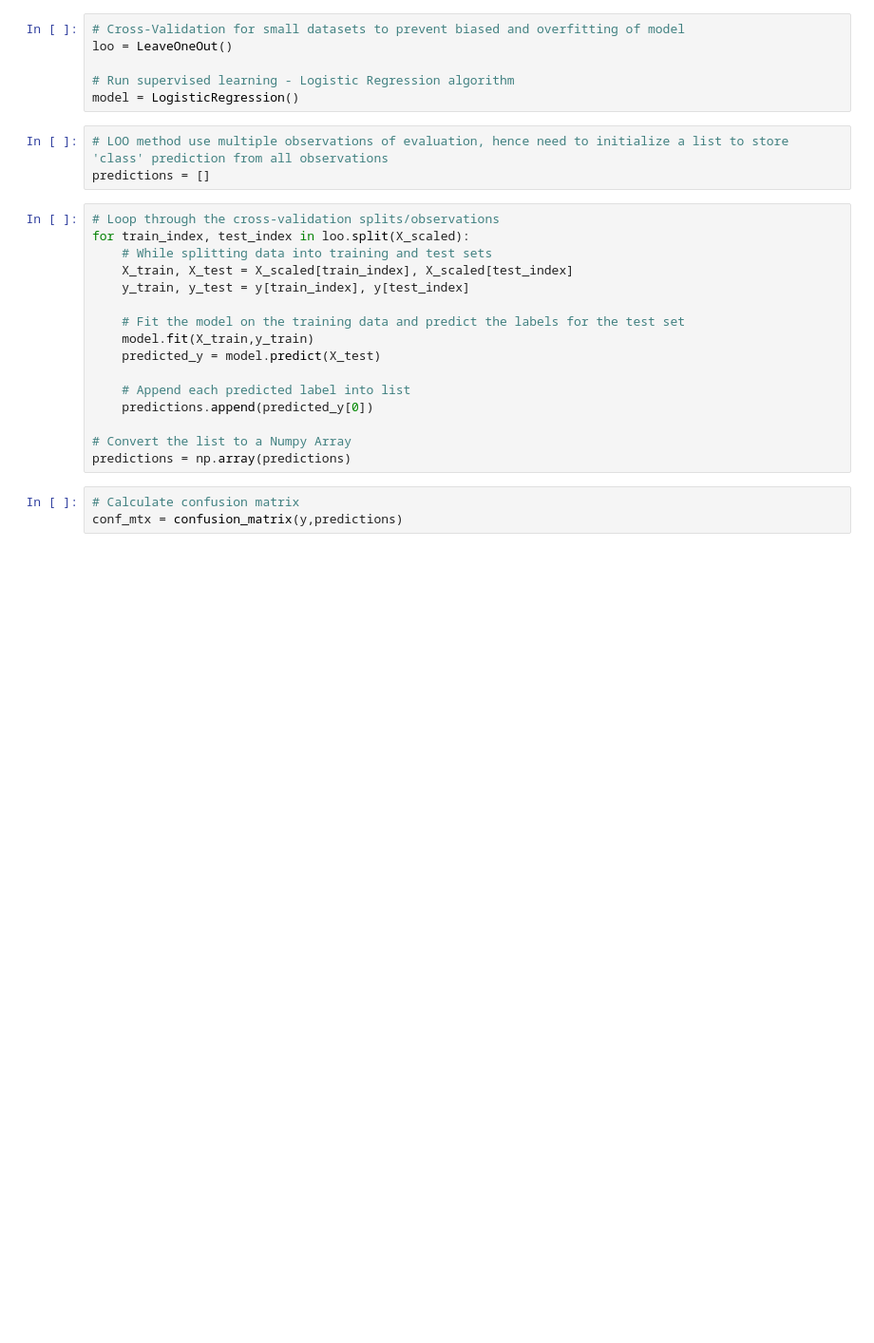
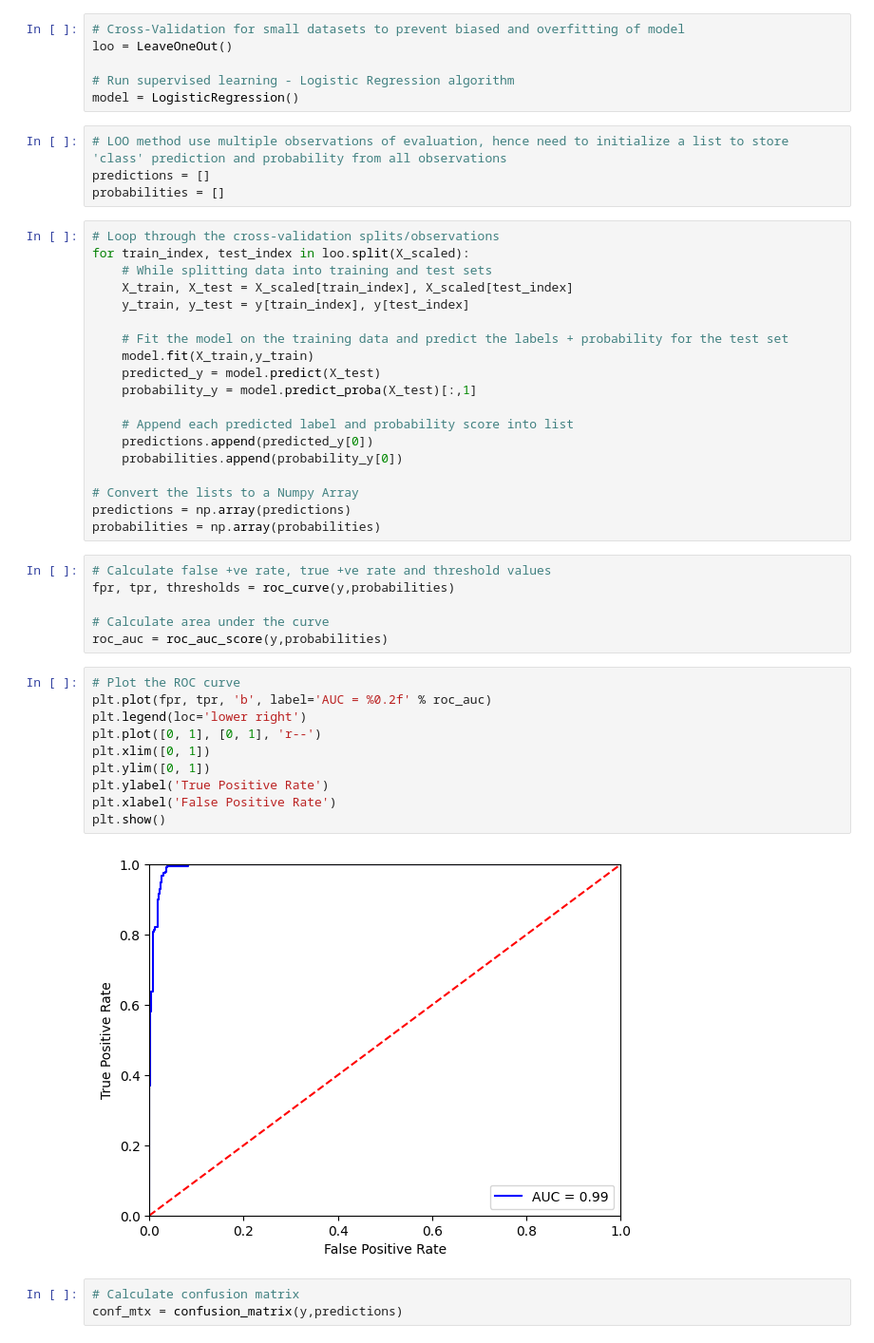
Before and after one commit to drmayu7/303A_machinelearning, a Jupyter notebook: main.ipynb, the cells around one changed output. Shown at 95% size. Cells and saved outputs as stored; diff of their text form; blank space fills up the shorter version.

Commit message:
add ROC plot and AOC calculation

```diff
--- a/main.ipynb
+++ b/main.ipynb
@@ -61,8 +62,9 @@ loo = LeaveOneOut()
 # Run supervised learning - Logistic Regression algorithm
 model = LogisticRegression()
 # %%
-# LOO method use multiple observations of evaluation, hence need to initialize a list to store 'class' prediction from all observations
+# LOO method use multiple observations of evaluation, hence need to initialize a list to store 'class' prediction and probability from all observations
 predictions = []
+probabilities = []
 # %%
 # Loop through the cross-validation splits/observations
 for train_index, test_index in loo.split(X_scaled):
@@ -70,15 +72,36 @@ for train_index, test_index in loo.split(X_scaled):
     X_train, X_test = X_scaled[train_index], X_scaled[test_index]
     y_train, y_test = y[train_index], y[test_index]
 
-    # Fit the model on the training data and predict the labels for the test set
+    # Fit the model on the training data and predict the labels + probability for the test set
     model.fit(X_train,y_train)
     predicted_y = model.predict(X_test)
+    probability_y = model.predict_proba(X_test)[:,1]
 
-    # Append each predicted label into list
+    # Append each predicted label and probability score into list
     predictions.append(predicted_y[0])
+    probabilities.append(probability_y[0])
 
-# Convert the list to a Numpy Array
+# Convert the lists to a Numpy Array
 predictions = np.array(predictions)
+probabilities = np.array(probabilities)
+# %%
+# Calculate false +ve rate, true +ve rate and threshold values
+fpr, tpr, thresholds = roc_curve(y,probabilities)
+
+# Calculate area under the curve
+roc_auc = roc_auc_score(y,probabilities)
+# %%
+# Plot the ROC curve
+plt.plot(fpr, tpr, 'b', label='AUC = %0.2f' % roc_auc)
+plt.legend(loc='lower right')
+plt.plot([0, 1], [0, 1], 'r--')
+plt.xlim([0, 1])
+plt.ylim([0, 1])
+plt.ylabel('True Positive Rate')
+plt.xlabel('False Positive Rate')
+plt.show()
+# %% [output]
+[figure, added]
 # %%
 # Calculate confusion matrix
 conf_mtx = confusion_matrix(y,predictions)
```
Also changed, not shown: parts of 4 cells of this notebook, 1 other file.
